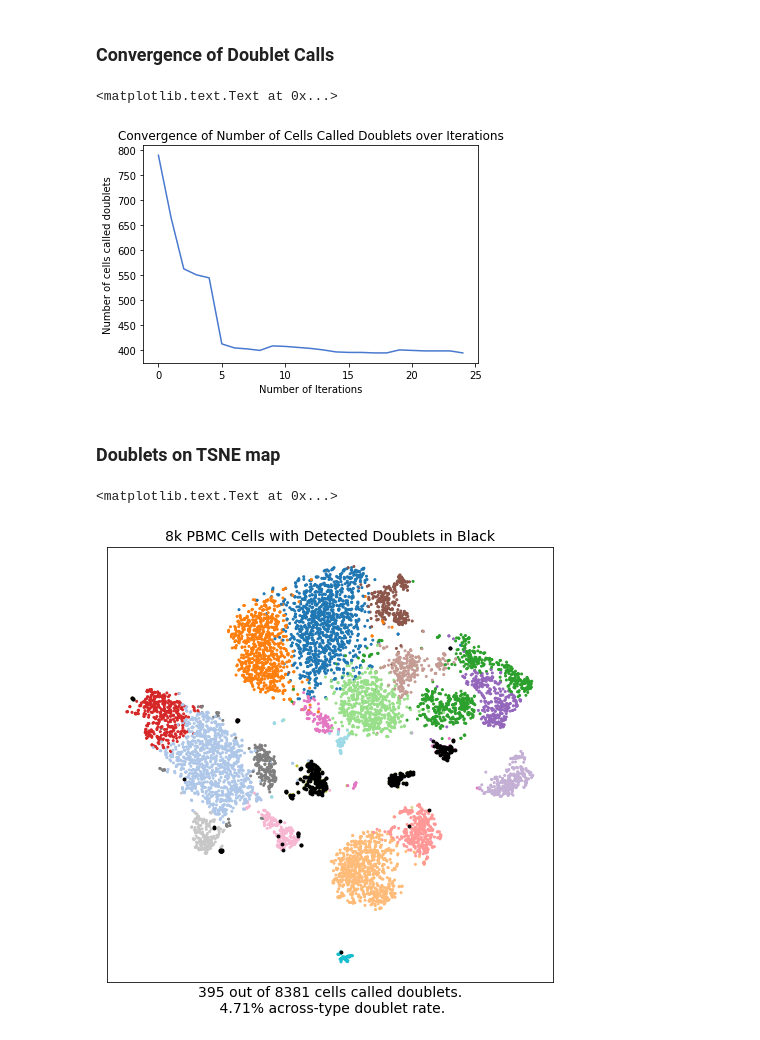
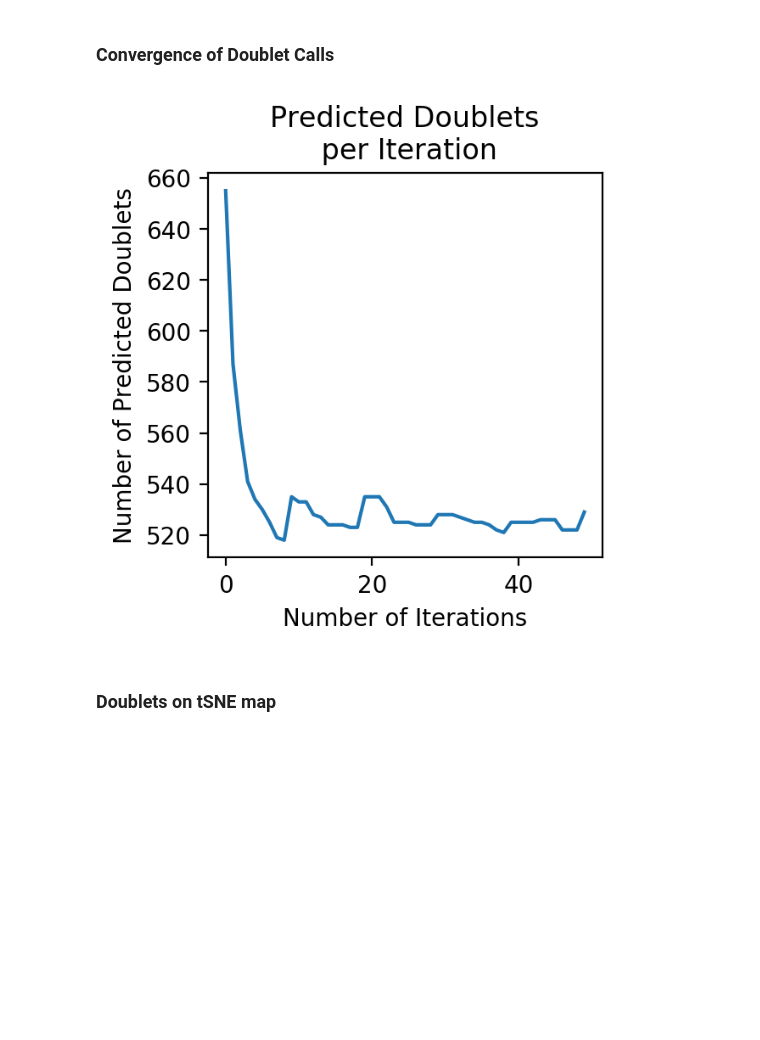
Before and after one commit to JonathanShor/DoubletDetection, a Jupyter notebook: docs/PBMC_8k_vignette.ipynb, the cells around one changed output. Cells and saved outputs as stored; diff of their text form; code cells hidden in the pictures; blank space fills up the shorter version.

```diff
--- a/docs/PBMC_8k_vignette.ipynb
+++ b/docs/PBMC_8k_vignette.ipynb
@@ -1,17 +1,2 @@
 # %% [markdown]
 # Doublet Detection on 8k PBMCs from 10x Genomics
-# %%
-import numpy as np
-# Ignore warning for convergence plot
-np.warnings.filterwarnings('ignore')
-import pandas as pd
-import sys
-import doubletdetection
-import matplotlib.pyplot as plt
-import tarfile
-import time
-from bhtsne import tsne
-from sklearn.decomposition import PCA
-import phenograph
-plt.style.use('seaborn-muted')
-%matplotlib inline
@@ -56,10 +21,9 @@ def read_from_mtx(folder):
 # %%
-root = 'filtered_gene_bc_matrices/GRCh38/'
-raw_counts, barcodes, genes = read_from_mtx(root)
+matrix_path = 'filtered_gene_bc_matrices/GRCh38/matrix.mtx'
+raw_counts = doubletdetection.load_mtx(matrix_path)
 # Remove columns with all 0s
 zero_genes = np.sum(raw_counts, axis=0) == 0
 raw_counts = raw_counts[:, ~zero_genes]
-genes = genes[~zero_genes]
 # %% [markdown]
 ## Run Doublet Detection
 # %% [markdown]
@@ -67,7 +31,7 @@ Right now, phenograph is a bit talkative, so we capture the output to avoid lots
 # %%
 %%capture
 
-clf = doubletdetection.BoostClassifier()
+clf = doubletdetection.BoostClassifier(n_iters=50)
 
 start = time.time()
 doublets = clf.fit(raw_counts).predict()
@@ -80,20 +44,9 @@ Time elapsed: 591.03 seconds for 25 iterations
 ## Visualize Results
 # %% [markdown]
 ### Convergence of Doublet Calls
-# %%
-doubs_per_run = []
-for i in range(clf.n_iters):
-    cum_p_values = clf.all_p_values_[:i+1]
-    cum_vote_average = np.mean(np.ma.masked_invalid(cum_p_values) > 0.99, axis=0)
-    cum_doublets = np.ma.filled(cum_vote_average >= 0.9, np.nan)
-    doubs_per_run.append(np.sum(cum_doublets))
-
-plt.plot(np.arange(len(doubs_per_run)), doubs_per_run)
-plt.xlabel("Number of Iterations")
-plt.ylabel("Number of cells called doublets")
-plt.title('Convergence of Number of Cells Called Doublets over Iterations')
-# %% [output]
-<matplotlib.text.Text at 0x...>
-[figure, removed]
+# %%
+f = doubletdetection.plot.convergence(clf, save='convergence_test.pdf', show=True)
+# %% [output]
+[figure, added]
 # %% [markdown]
-### Doublets on TSNE map
+### Doublets on tSNE map
@@ -106,13 +52,0 @@ tsne_counts = pd.DataFrame(tsne_counts, columns=["x", "y"], index=barcodes)
-# %%
-fig, axes = plt.subplots(1, 1, figsize=(8, 8))
-axes.scatter(tsne_counts['x'], tsne_counts['y'], c=communities, cmap=plt.cm.tab20, s=4)
-axes.scatter(tsne_counts[doublets]['x'], tsne_counts[doublets]['y'], s=8, edgecolor='k', facecolor='k')
-axes.set_title('8k PBMC Cells with Detected Doublets in Black', fontsize=14)
-plt.xticks([])
-plt.yticks([])
-axes.set_xlabel('{} out of 8381 cells called doublets.\n {}% across-type doublet rate.'
-                .format(np.sum(doublets),
-                np.round(100*np.sum(doublets)/raw_counts.shape[0], 2)), fontsize=14)
-# %% [output]
-<matplotlib.text.Text at 0x...>
-[figure, removed]
```
Also changed, not shown: parts of 8 cells of this notebook, 7 other files.
